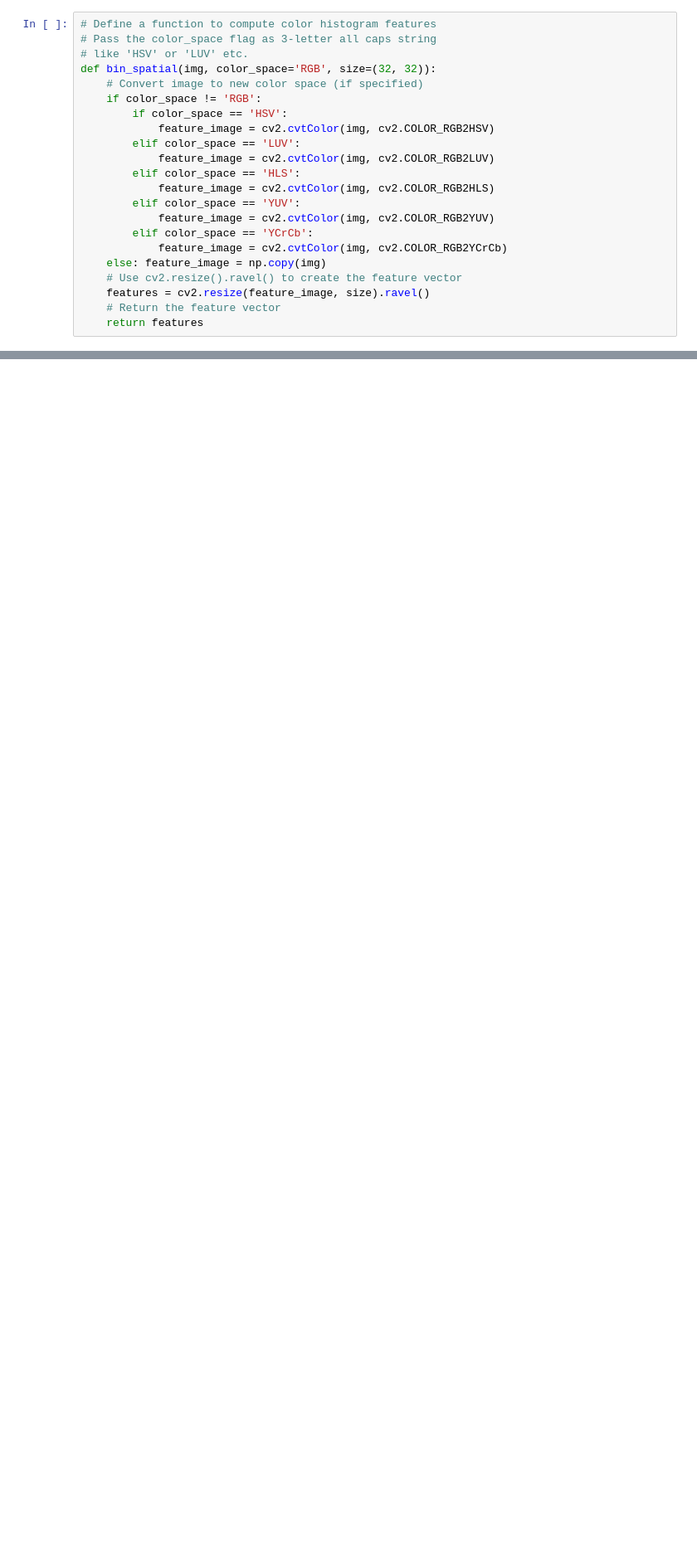
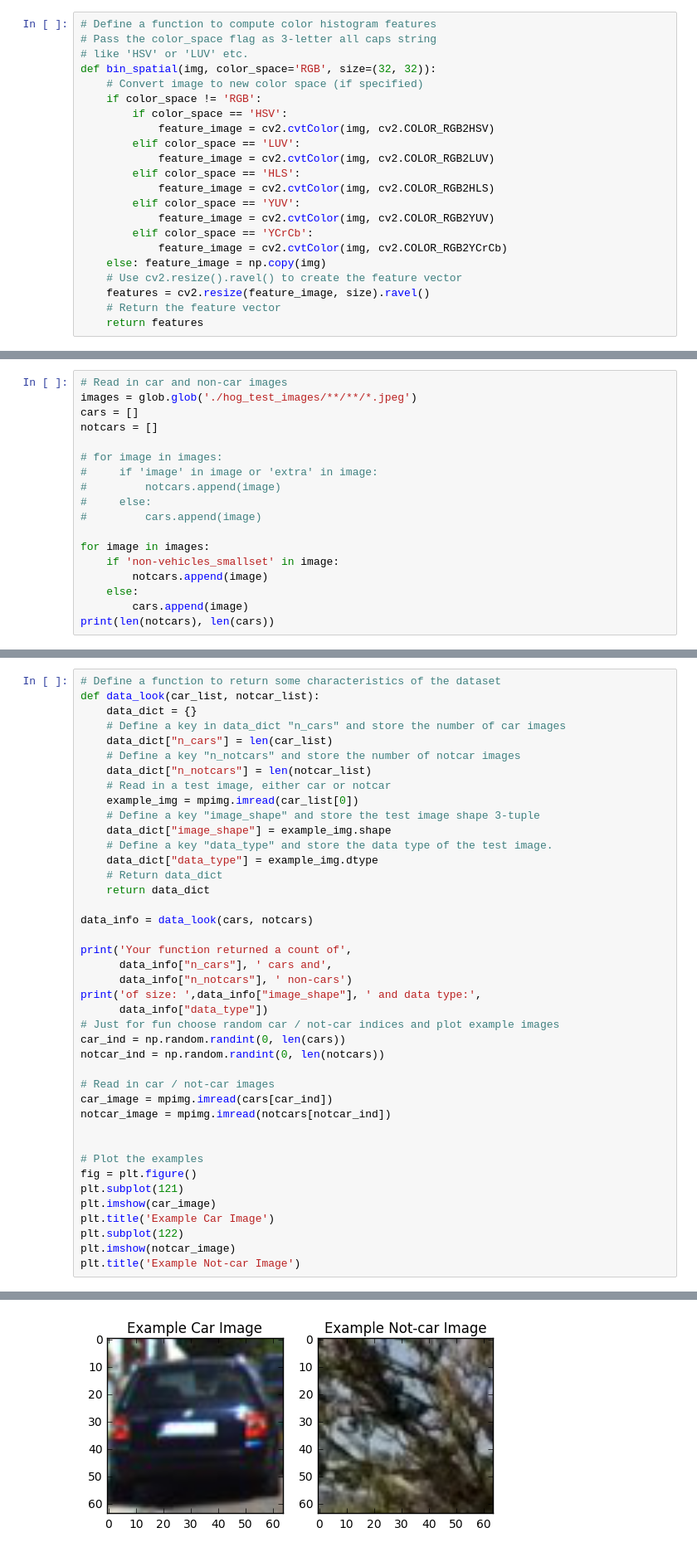
Before and after one commit to zhangxg/CarND-Vehicle-Detection, a Jupyter notebook: vehicle_detection_0413.ipynb, the cells around one changed output, grey strips where cells are left out. Shown at 83% size. Cells and saved outputs as stored; diff of their text form; blank space fills up the shorter version.

```diff
--- a/vehicle_detection_0413.ipynb
+++ b/vehicle_detection_0413.ipynb
@@ -189,0 +200,18 @@ def bin_spatial(img, color_space='RGB', size=(32, 32)):
+# %%
+# Read in car and non-car images
+images = glob.glob('./hog_test_images/**/**/*.jpeg')
+cars = []
+notcars = []
+
+# for image in images:
+#     if 'image' in image or 'extra' in image:
+#         notcars.append(image)
+#     else:
+#         cars.append(image)
+
+for image in images:
+    if 'non-vehicles_smallset' in image:
+        notcars.append(image)
+    else:
+        cars.append(image)
+print(len(notcars), len(cars))
@@ -189,0 +220,42 @@ def bin_spatial(img, color_space='RGB', size=(32, 32)):
+# %%
+# Define a function to return some characteristics of the dataset
+def data_look(car_list, notcar_list):
+    data_dict = {}
+    # Define a key in data_dict "n_cars" and store the number of car images
+    data_dict["n_cars"] = len(car_list)
+    # Define a key "n_notcars" and store the number of notcar images
+    data_dict["n_notcars"] = len(notcar_list)
+    # Read in a test image, either car or notcar
+    example_img = mpimg.imread(car_list[0])
+    # Define a key "image_shape" and store the test image shape 3-tuple
+    data_dict["image_shape"] = example_img.shape
+    # Define a key "data_type" and store the data type of the test image.
+    data_dict["data_type"] = example_img.dtype
+    # Return data_dict
+    return data_dict
+
+data_info = data_look(cars, notcars)
+
+print('Your function returned a count of',
+      data_info["n_cars"], ' cars and',
+      data_info["n_notcars"], ' non-cars')
+print('of size: ',data_info["image_shape"], ' and data type:',
+      data_info["data_type"])
+# Just for fun choose random car / not-car indices and plot example images
+car_ind = np.random.randint(0, len(cars))
+notcar_ind = np.random.randint(0, len(notcars))
+
+# Read in car / not-car images
+car_image = mpimg.imread(cars[car_ind])
+notcar_image = mpimg.imread(notcars[notcar_ind])
+
+
+# Plot the examples
+fig = plt.figure()
+plt.subplot(121)
+plt.imshow(car_image)
+plt.title('Example Car Image')
+plt.subplot(122)
+plt.imshow(notcar_image)
+plt.title('Example Not-car Image')
+# %% [output]
@@ -189,0 +265 @@ def bin_spatial(img, color_space='RGB', size=(32, 32)):
+[figure, added]
```
Also changed, not shown: parts of 21 cells of this notebook, 1 other file.
